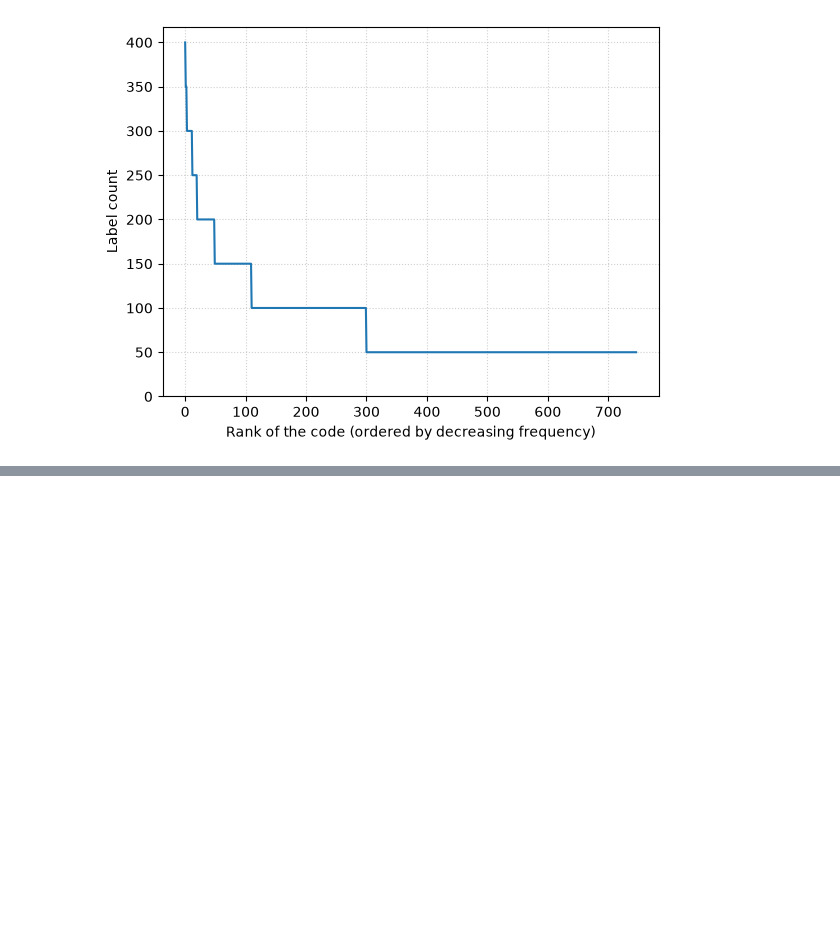
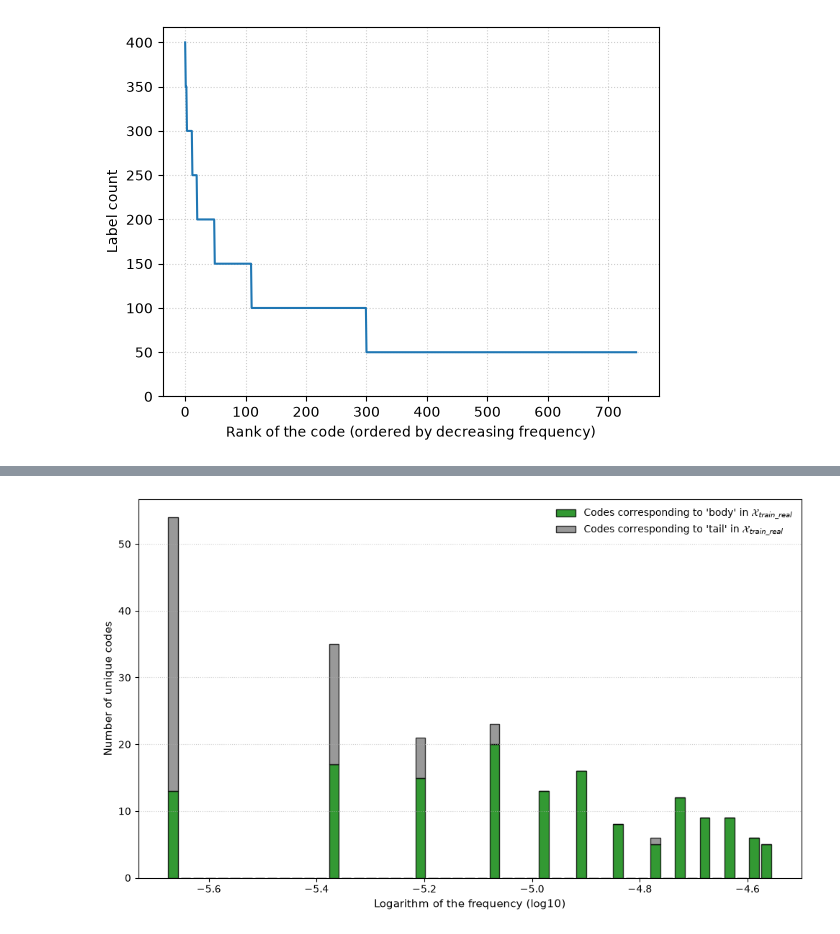
Before and after one commit to mateomorin/Code2Text-presentation, a Jupyter notebook: notebooks/plot_images.ipynb, the cells around one changed output, grey strips where cells are left out. Saved outputs shown, nothing was run; the diff lists cells and outputs as text; code cells hidden in the pictures; blank space fills up the shorter version.

```diff
--- a/notebooks/plot_images.ipynb
+++ b/notebooks/plot_images.ipynb
@@ -117,0 +292,53 @@ plt.show()
+# %%
+import polars as pl
+import numpy as np
+import matplotlib.pyplot as plt
+
+# [Tes fonctions color_codes et map_codes restent identiques]
+
+# ==========================================
+# 1. PREPROCESSING
+# ==========================================
+
+code_prop_test = df_test["code"].value_counts(normalize=True).sort(by="proportion", descending=True)
+code_prop_test = code_prop_test.with_columns(pl.col("proportion").log10().alias("log10_proportion"))
+rangs_test = np.arange(1, len(code_prop_test) + 1)
+code_prop_test = code_prop_test.with_columns(pl.Series("rang", values=rangs_test))
+code_prop_test = code_prop_test.filter(pl.col("rang") >= 400)
+
+code_prop_test = code_prop_test.with_columns(pl.col("code").map_elements(map_codes).alias("group"))
+
+body_counts = code_prop_test.filter(pl.col("group") == "body")["log10_proportion"].to_list()
+tail_counts = code_prop_test.filter(pl.col("group") == "tail")["log10_proportion"].to_list()
+
+
+# ==========================================
+# 2. VISUALISATION GRAPHIQUE (HISTOGRAMME EMPILÉ)
+# ==========================================
+plt.figure(figsize=(10, 6), dpi=100)
+
+min_val = min(body_counts + tail_counts)
+max_val = max(body_counts + tail_counts)
+bins = np.linspace(min_val - 1e-6, max_val + 0.01)
+
+plt.hist(
+    [body_counts, tail_counts],
+    bins=bins,
+    stacked=True,
+    label=["Codes corresponding to 'body' in $\mathcal{X}_{train\_real}$", "Codes corresponding to 'tail' in $\mathcal{X}_{train\_real}$"],
+    color=["green", "gray"],
+    rwidth=0.8,
+    edgecolor="black",
+    alpha=0.8
+)
+
+plt.xlabel("Logarithm of the frequency (log10)", fontsize=11)
+plt.ylabel("Number of unique codes", fontsize=11)
+
+plt.legend(loc="upper right", frameon=True, facecolor="white", edgecolor="none")
+plt.grid(True, axis="y", linestyle=":", alpha=0.6)
+
+plt.tight_layout()
+plt.show()
+# %% [output]
+[figure, added]
```
Also changed, not shown: parts of 7 cells of this notebook.
